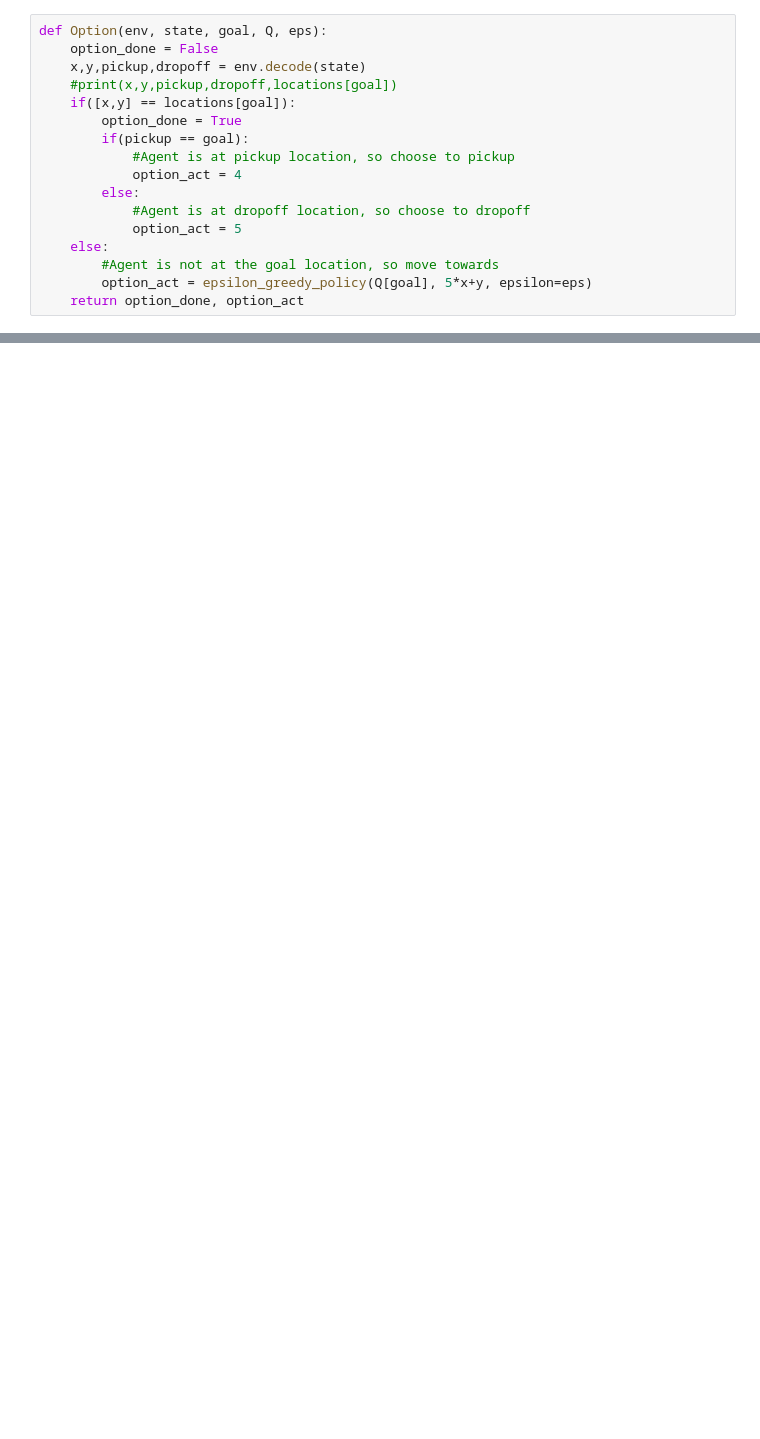
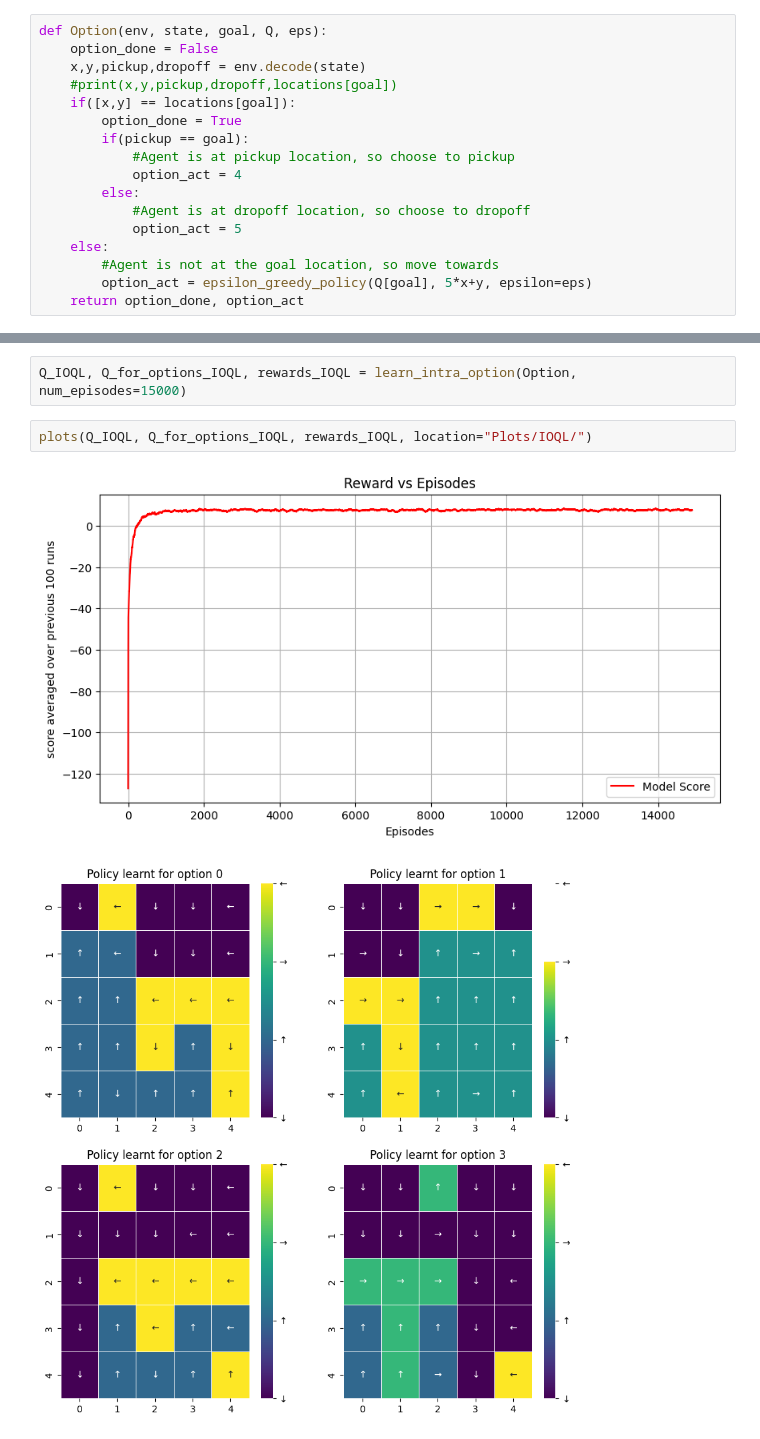
Before and after one commit to Akranth3/CS6700-IITM, a Jupyter notebook: Assignment 3/model.ipynb, the cells around one changed output, grey strips where cells are left out. Drawn from its saved outputs; the diff is of its cells as text; blank space fills up the shorter version.

```diff
--- a/Assignment 3/model.ipynb
+++ b/Assignment 3/model.ipynb
@@ -285,0 +337,7 @@ for i in tqdm.tqdm(range(Neps)):
+# %%
+Q_IOQL, Q_for_options_IOQL, rewards_IOQL = learn_intra_option(Option, num_episodes=15000)
+# %%
+plots(Q_IOQL, Q_for_options_IOQL, rewards_IOQL, location="Plots/IOQL/")
+# %% [output]
+[figure, added]
+[figure, added]
```
Also changed, not shown: parts of 22 cells of this notebook, 6 other files.
